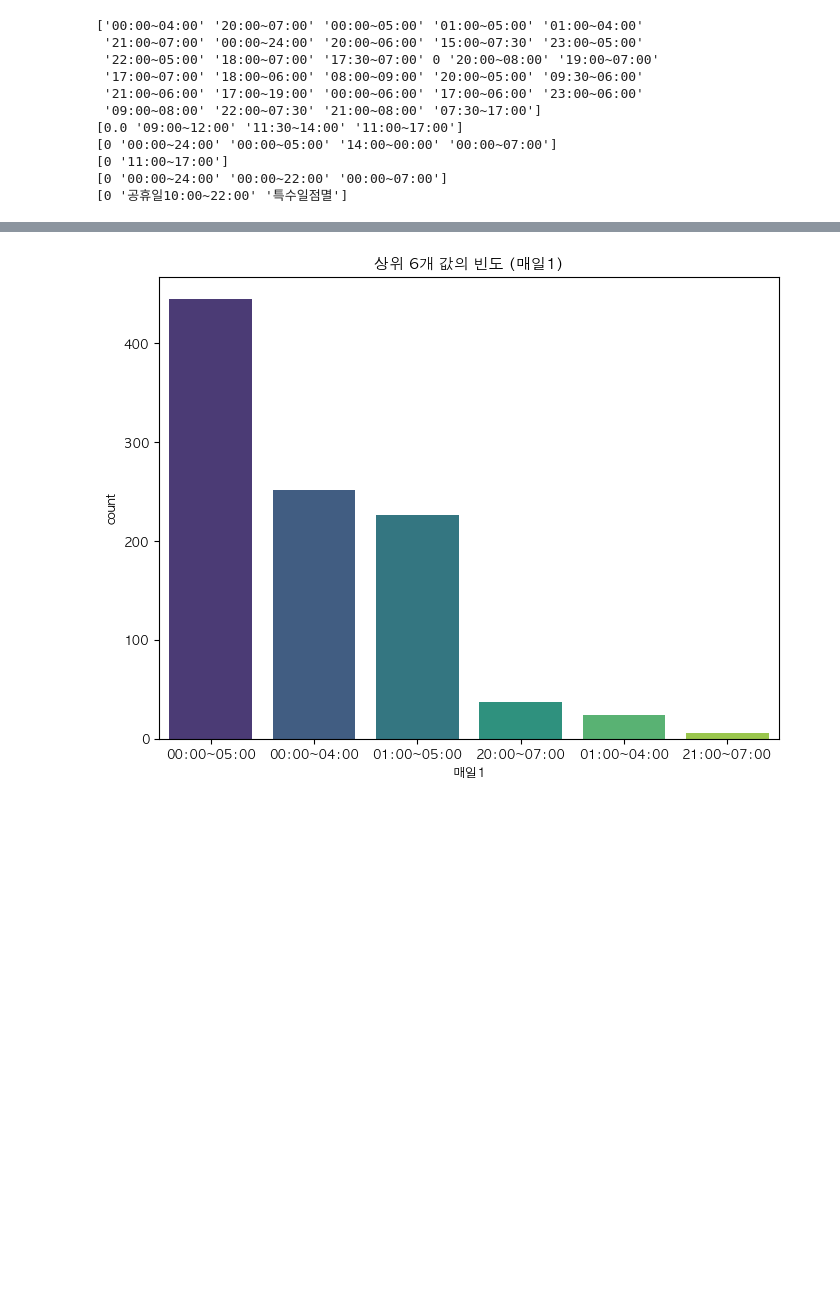
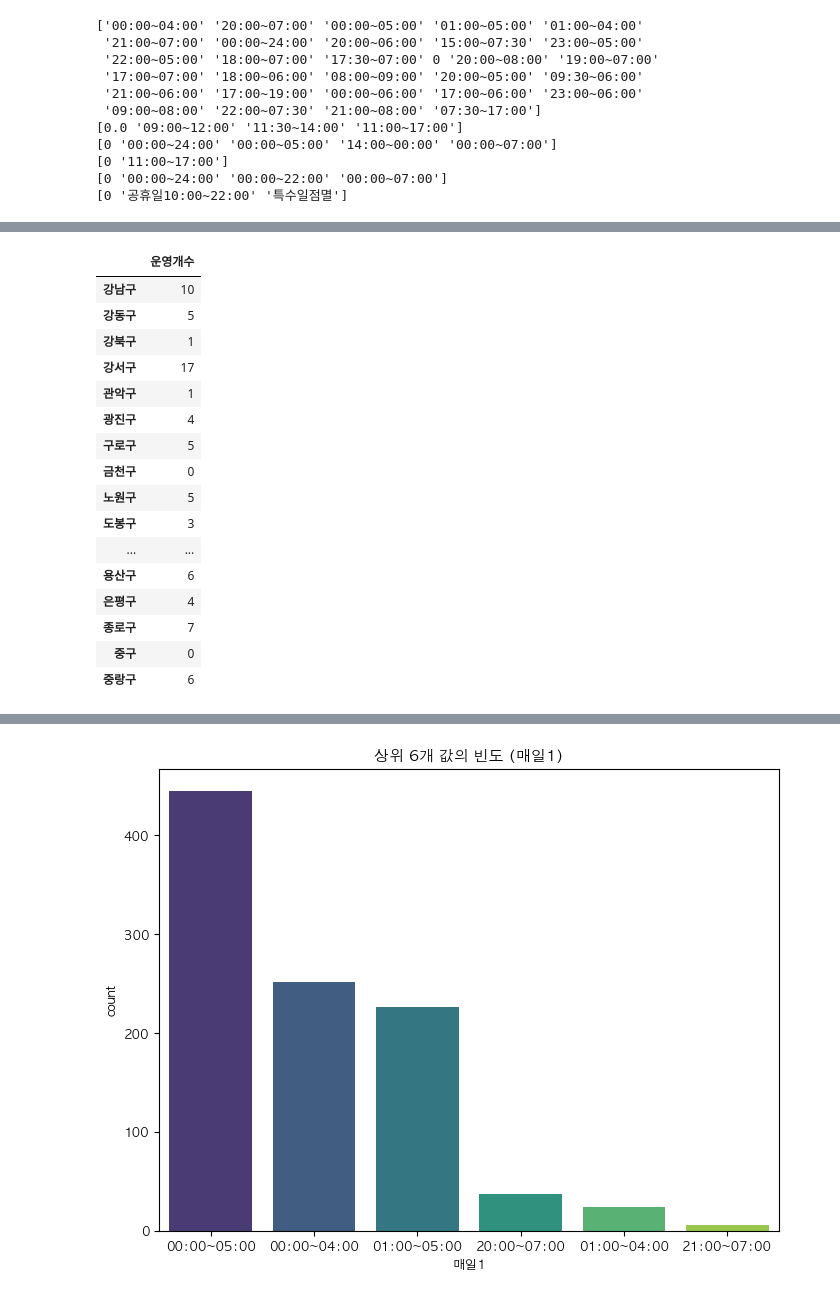
Before and after one commit to ds-kyuree/Pds_Capstone1_Practice_13, a Jupyter notebook: preprocessing/kr_processing.ipynb, the cells around one changed output, grey strips where cells are left out. Cells and saved outputs as stored; diff of their text form; code cells hidden in the pictures; blank space fills up the shorter version.

```diff
--- a/preprocessing/kr_processing.ipynb
+++ b/preprocessing/kr_processing.ipynb
@@ -743,0 +786,30 @@ Name: 624, dtype: object
+# %%
+#항시 점멸 신호기 자치구별 운영개수 확인
+always_sign_cnt = pd.DataFrame(always_sign['자치구명'].value_counts())
+
+always_sign_cnt.loc['금천구']=0
+always_sign_cnt.loc['동대문구']=0
+always_sign_cnt.loc['양천구']=0
+always_sign_cnt.loc['중구']=0
+always_sign_cnt.columns=['운영개수']
+always_sign_cnt=always_sign_cnt.sort_index()
+
+always_sign_cnt
+# %% [output]
+|  | 운영개수 |
+| 강남구 | 10 |
+| 강동구 | 5 |
+| 강북구 | 1 |
+| 강서구 | 17 |
+| 관악구 | 1 |
+| 광진구 | 4 |
+| 구로구 | 5 |
+| 금천구 | 0 |
+| 노원구 | 5 |
+| 도봉구 | 3 |
+| ... | ... |
+| 용산구 | 6 |
+| 은평구 | 4 |
+| 종로구 | 7 |
+| 중구 | 0 |
+| 중랑구 | 6 |
```
Also changed, not shown: parts of 7 cells of this notebook.
